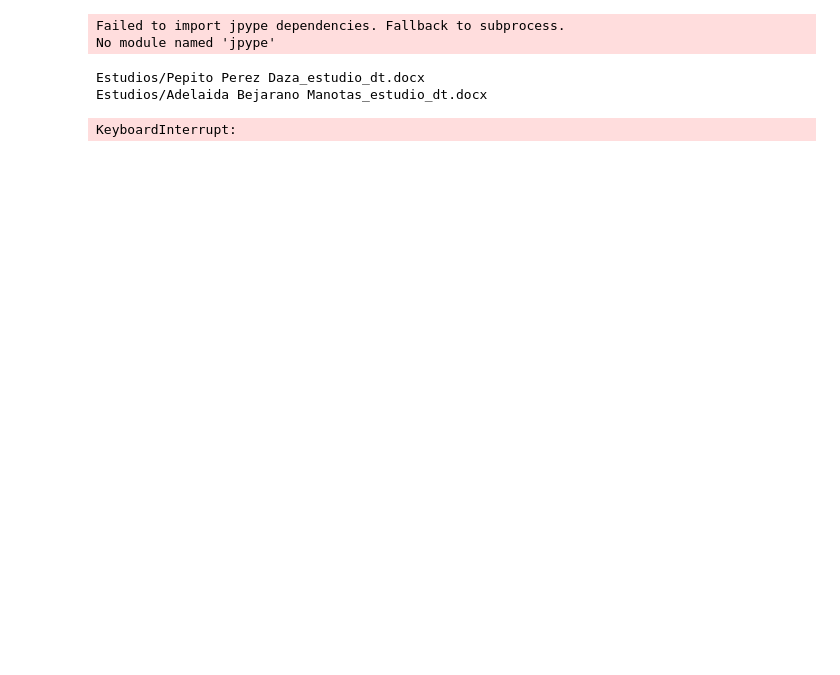
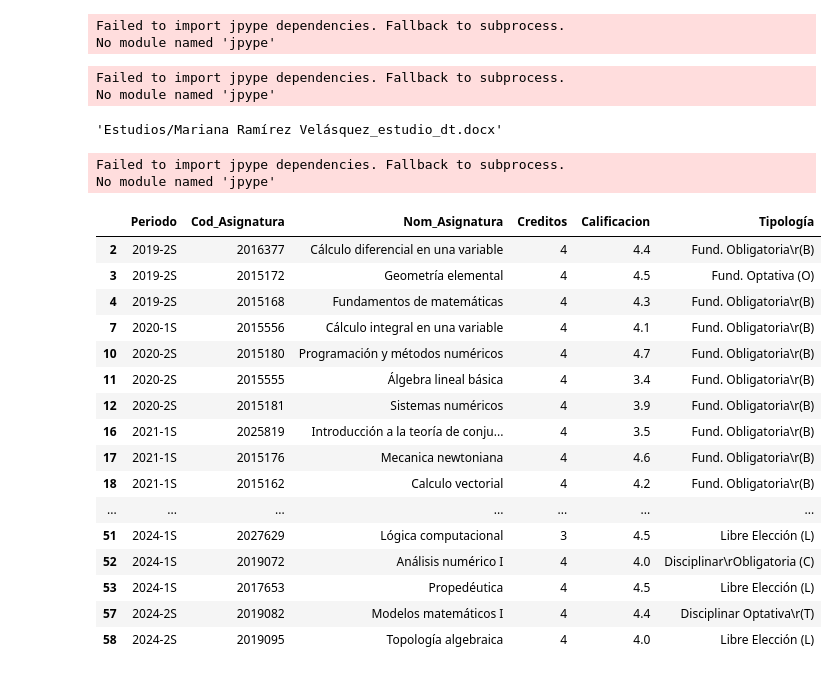
Before and after one commit to DarkNightSoldier/DTApp, a Jupyter notebook: ProyectoBD.ipynb, the cells around one changed output. Cells and saved outputs as stored; diff of their text form; code cells hidden in the pictures; blank space fills up the shorter version.

```diff
--- a/ProyectoBD.ipynb
+++ b/ProyectoBD.ipynb
@@ -35,14 +36,24 @@ Requirement already satisfied: typing-extensions>=4.9.0 in c:\users\aleja\appdat
 [notice] To update, run: python.exe -m pip install --upgrade pip
 "wget" no se reconoce como un comando interno o externo,
 programa o archivo por lotes ejecutable.
+# %%
+from funciones_estudio import *
+import os
+
+directorio = "NHistAcad"
+
+for archivo in os.listdir(directorio):
+    # Verifica si el archivo es un PDF
+    if archivo.endswith(".pdf"):
+        # Llama a la función para ese archivo
+        Realizar_Estudio(os.path.join(directorio, archivo))
+# %% [output]
+Failed to import jpype dependencies. Fallback to subprocess.
+No module named 'jpype'
 # %%
 from funciones_estudio import *
-
-for i in range(0,16):
-    print(Realizar_Estudio(f'HistAcad/{i}.pdf'))
+Realizar_Estudio(f'HistAcad/2703.pdf')
 # %% [output]
 Failed to import jpype dependencies. Fallback to subprocess.
 No module named 'jpype'
-Estudios/Pepito Perez Daza_estudio_dt.docx
-Estudios/Adelaida Bejarano Manotas_estudio_dt.docx
+'Estudios/Mariana Ramírez Velásquez_estudio_dt.docx'
-KeyboardInterrupt:
@@ -50,0 +60,24 @@ Actualizar_Historia("/HistAcad/06.pdf","/HistAcad/06.pdf")
+# %%
+from funciones_estudio import *
+info_estudiante, asignaturas_estudiante = Obtener_Informacion_PDF("Uploaded_Files/Plan1.pdf")
+asignaturas_estudiante
+# %% [output]
+Failed to import jpype dependencies. Fallback to subprocess.
+No module named 'jpype'
+|  | Periodo | Cod_Asignatura | Nom_Asignatura | Creditos | Calificacion | Tipología |
+| 2 | 2019-2S | 2016377 | Cálculo diferencial en una variable | 4 | 4.4 | Fund. Obligatoria\r(B) |
+| 3 | 2019-2S | 2015172 | Geometría elemental | 4 | 4.5 | Fund. Optativa (O) |
+| 4 | 2019-2S | 2015168 | Fundamentos de matemáticas | 4 | 4.3 | Fund. Obligatoria\r(B) |
+| 7 | 2020-1S | 2015556 | Cálculo integral en una variable | 4 | 4.1 | Fund. Obligatoria\r(B) |
+| 10 | 2020-2S | 2015180 | Programación y métodos numéricos | 4 | 4.7 | Fund. Obligatoria\r(B) |
+| 11 | 2020-2S | 2015555 | Álgebra lineal básica | 4 | 3.4 | Fund. Obligatoria\r(B) |
+| 12 | 2020-2S | 2015181 | Sistemas numéricos | 4 | 3.9 | Fund. Obligatoria\r(B) |
+| 16 | 2021-1S | 2025819 | Introducción a la teoría de conju... | 4 | 3.5 | Fund. Obligatoria\r(B) |
+| 17 | 2021-1S | 2015176 | Mecanica newtoniana | 4 | 4.6 | Fund. Obligatoria\r(B) |
+| 18 | 2021-1S | 2015162 | Calculo vectorial | 4 | 4.2 | Fund. Obligatoria\r(B) |
+| ... | ... | ... | ... | ... | ... | ... |
+| 51 | 2024-1S | 2027629 | Lógica computacional | 3 | 4.5 | Libre Elección (L) |
+| 52 | 2024-1S | 2019072 | Análisis numérico I | 4 | 4.0 | Disciplinar\rObligatoria (C) |
+| 53 | 2024-1S | 2017653 | Propedéutica | 4 | 4.5 | Libre Elección (L) |
+| 57 | 2024-2S | 2019082 | Modelos matemáticos I | 4 | 4.4 | Disciplinar Optativa\r(T) |
+| 58 | 2024-2S | 2019095 | Topología algebraica | 4 | 4.0 | Libre Elección (L) |
```
Also changed, not shown: parts of 3 cells of this notebook, 2 other files.
